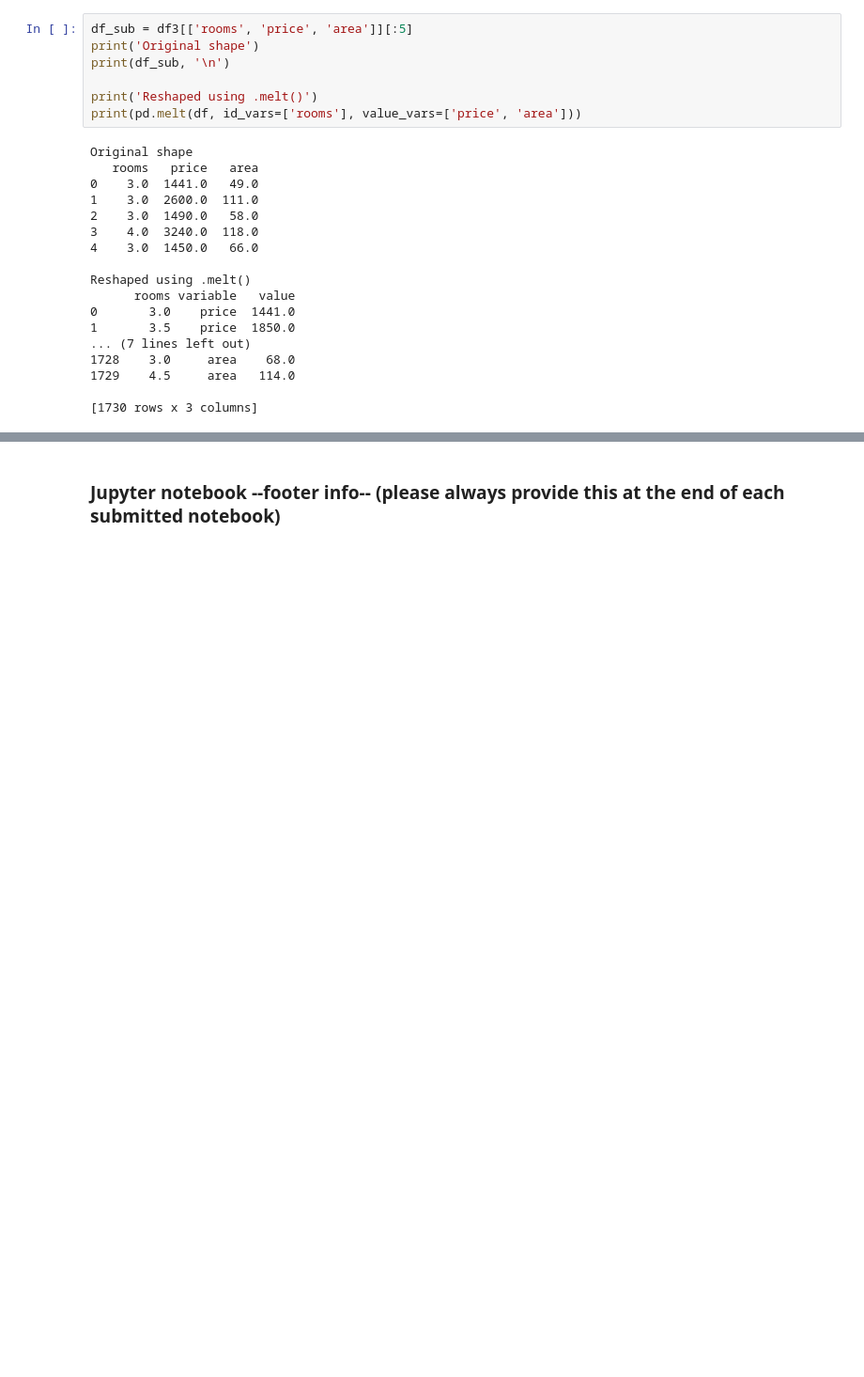
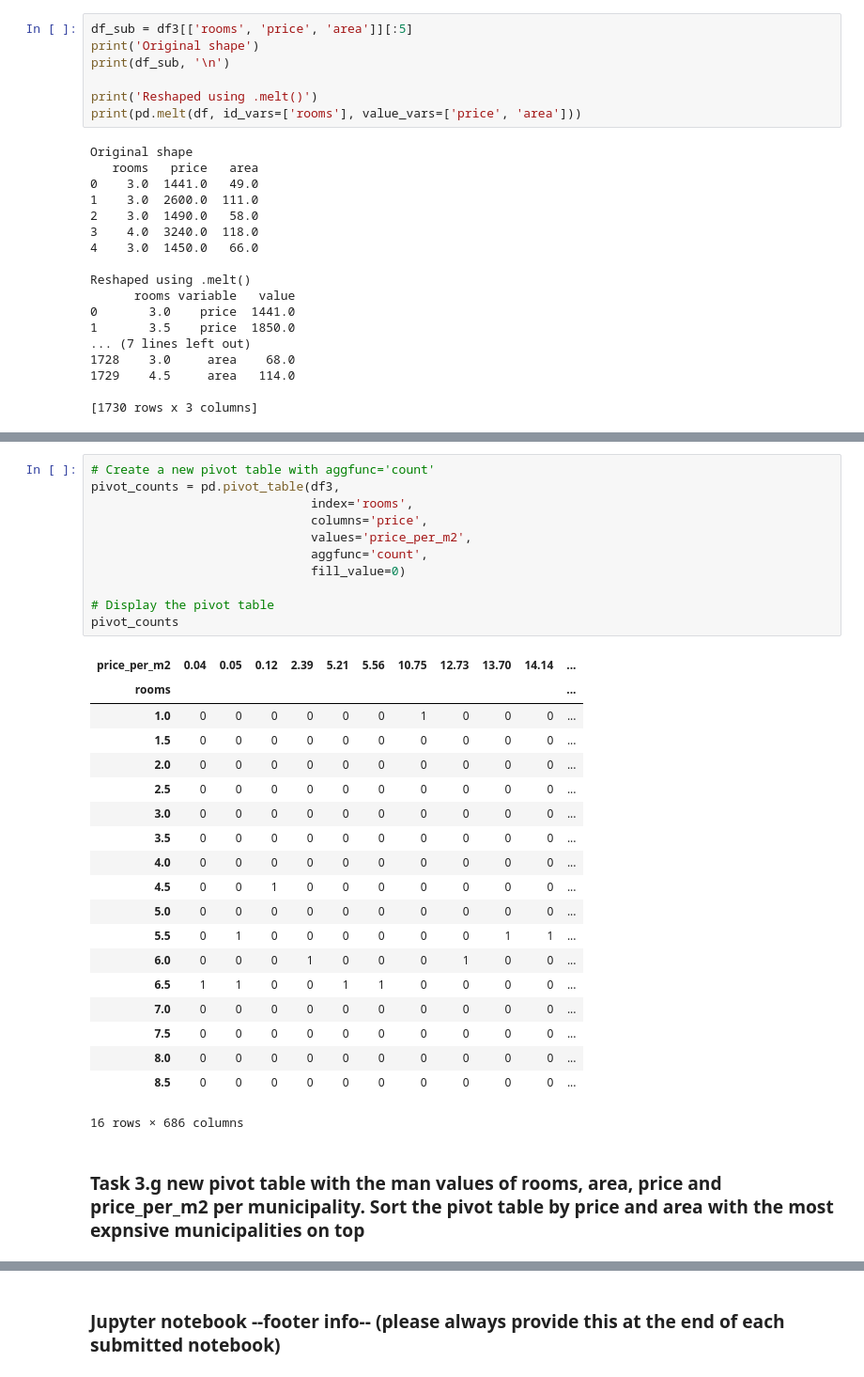
Before and after one commit to zhawjtran/data_analytics, a Jupyter notebook: Week_03/combining_and_organizing_data.ipynb, the cells around one changed output, grey strips where cells are left out. Shown at 94% size. Saved outputs shown, nothing was run; the diff lists cells and outputs as text; blank space fills up the shorter version.

```diff
--- a/Week_03/combining_and_organizing_data.ipynb
+++ b/Week_03/combining_and_organizing_data.ipynb
@@ -322,0 +330,33 @@ pd.pivot_table(df3[['rooms', 'price', 'area']],
+# %%
+# Create a new pivot table with aggfunc='count'
+pivot_counts = pd.pivot_table(df3,
+                              index='rooms',
+                              columns='price',
+                              values='price_per_m2',
+                              aggfunc='count',
+                              fill_value=0)
+
+# Display the pivot table
+pivot_counts
+# %% [output]
+| price_per_m2 | 0.04 | 0.05 | 0.12 | 2.39 | 5.21 | 5.56 | 10.75 | 12.73 | 13.70 | 14.14 | ... |
+| rooms |  |  |  |  |  |  |  |  |  |  | ... |
+| 1.0 | 0 | 0 | 0 | 0 | 0 | 0 | 1 | 0 | 0 | 0 | ... |
+| 1.5 | 0 | 0 | 0 | 0 | 0 | 0 | 0 | 0 | 0 | 0 | ... |
+| 2.0 | 0 | 0 | 0 | 0 | 0 | 0 | 0 | 0 | 0 | 0 | ... |
+| 2.5 | 0 | 0 | 0 | 0 | 0 | 0 | 0 | 0 | 0 | 0 | ... |
+| 3.0 | 0 | 0 | 0 | 0 | 0 | 0 | 0 | 0 | 0 | 0 | ... |
+| 3.5 | 0 | 0 | 0 | 0 | 0 | 0 | 0 | 0 | 0 | 0 | ... |
+| 4.0 | 0 | 0 | 0 | 0 | 0 | 0 | 0 | 0 | 0 | 0 | ... |
+| 4.5 | 0 | 0 | 1 | 0 | 0 | 0 | 0 | 0 | 0 | 0 | ... |
+| 5.0 | 0 | 0 | 0 | 0 | 0 | 0 | 0 | 0 | 0 | 0 | ... |
+| 5.5 | 0 | 1 | 0 | 0 | 0 | 0 | 0 | 0 | 1 | 1 | ... |
+| 6.0 | 0 | 0 | 0 | 1 | 0 | 0 | 0 | 1 | 0 | 0 | ... |
+| 6.5 | 1 | 1 | 0 | 0 | 1 | 1 | 0 | 0 | 0 | 0 | ... |
+| 7.0 | 0 | 0 | 0 | 0 | 0 | 0 | 0 | 0 | 0 | 0 | ... |
+| 7.5 | 0 | 0 | 0 | 0 | 0 | 0 | 0 | 0 | 0 | 0 | ... |
+| 8.0 | 0 | 0 | 0 | 0 | 0 | 0 | 0 | 0 | 0 | 0 | ... |
+| 8.5 | 0 | 0 | 0 | 0 | 0 | 0 | 0 | 0 | 0 | 0 | ... |
+16 rows × 686 columns
+# %% [markdown]
+### Task 3.g new pivot table with the man values of rooms, area, price and price_per_m2 per municipality. Sort the pivot table by price and area with the most expnsive municipalities on top
```
Also changed, not shown: parts of 5 cells of this notebook, 1 other file.
